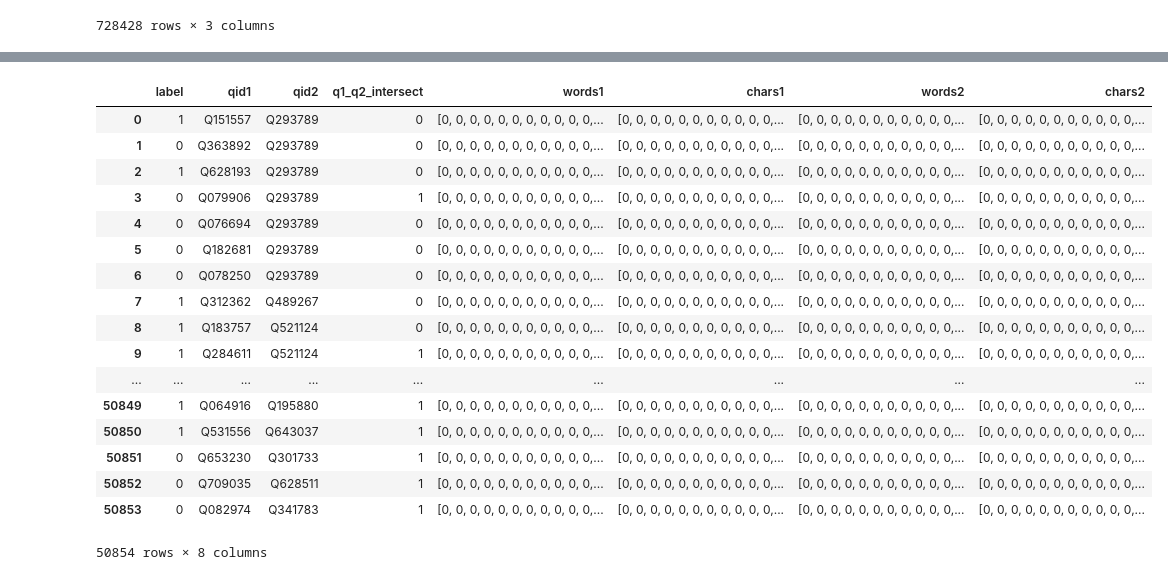
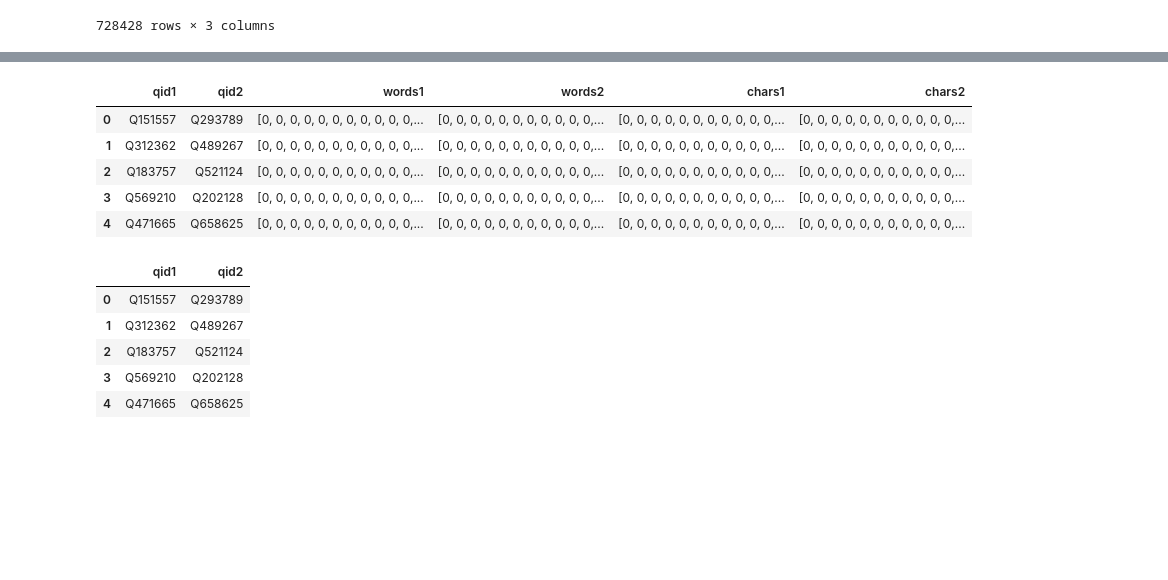
Before and after one commit to IceFlameWorm/qpair, a Jupyter notebook: preprocessing/add_vectors_to_kn_sampled.ipynb, the cells around one changed output, grey strips where cells are left out. Drawn from its saved outputs; the diff is of its cells as text; code cells hidden in the pictures; blank space fills up the shorter version.

```diff
--- a/preprocessing/add_vectors_to_kn_sampled.ipynb
+++ b/preprocessing/add_vectors_to_kn_sampled.ipynb
@@ -14,9 +14,10 @@ from keras.preprocessing.sequence import pad_sequences
 # %% [output]
 Using TensorFlow backend.
 # %%
-KN_PAIRS_SAMPLED_PATH = '/root/mounted/datasets/data_0521/intermediate/'
-KN_PAIRS_SAMPLED_TRAIN_CSV = os.path.join(KN_PAIRS_SAMPLED_PATH, 'kn_train_test_pairs_sampled_train.csv')
-KN_PAIRS_SAMPLED_TEST_CSV = os.path.join(KN_PAIRS_SAMPLED_PATH, 'kn_train_test_pairs_sampled_test.csv')
+# KN_PAIRS_SAMPLED_PATH = '/root/mounted/datasets/data_0521/intermediate/'
+KN_PAIRS_SAMPLED_PATH = '/root/mounted/datasets/data_0523/publish/'
+KN_PAIRS_SAMPLED_TRAIN_CSV = os.path.join(KN_PAIRS_SAMPLED_PATH, 'train.csv')
+KN_PAIRS_SAMPLED_TEST_CSV = os.path.join(KN_PAIRS_SAMPLED_PATH, 'test.csv')
 # %%
 kn_pairs_sampled_train = pd.read_csv(KN_PAIRS_SAMPLED_TRAIN_CSV)
 kn_pairs_sampled_train
@@ -86,4 +88,5 @@ kn_pairs_sampled_test
 # %%
-kn_pairs_sampled_test.columns = ['label', 'qid1', 'qid2', 'q1_q2_intersect']
+# kn_pairs_sampled_test.columns = ['label', 'qid1', 'qid2', 'q1_q2_intersect']
+kn_pairs_sampled_test.columns = [ 'qid1', 'qid2']
 kn_pairs_sampled_test
 # %% [output]
@@ -202,24 +205,21 @@ kn_pairs_sampled_wids_cids_train
 # %%
-kn_pairs_sampled_wids_cids_test = add_wv_to_qpairs(kn_pairs_sampled_test, qs, w2i, c2i)
-kn_pairs_sampled_wids_cids_test
+kn_pairs_sampled_wids_cids_test = add_wv_to_qpairs(kn_pairs_sampled_test, qs, w2i, c2i, kn_pairs_sampled_test.shape[0])
+kn_pairs_sampled_wids_cids_test.head()
 # %% [output]
-|  | label | qid1 | qid2 | q1_q2_intersect | words1 | chars1 | words2 | chars2 |
-| 0 | 1 | Q151557 | Q293789 | 0 | [0, 0, 0, 0, 0, 0, 0, 0, 0, 0, 0,... | [0, 0, 0, 0, 0, 0, 0, 0, 0, 0, 0,... | [0, 0, 0, 0, 0, 0, 0, 0, 0, 0, 0,... | [0, 0, 0, 0, 0, 0, 0, 0, 0, 0, 0,... |
-| 1 | 0 | Q363892 | Q293789 | 0 | [0, 0, 0, 0, 0, 0, 0, 0, 0, 0, 0,... | [0, 0, 0, 0, 0, 0, 0, 0, 0, 0, 0,... | [0, 0, 0, 0, 0, 0, 0, 0, 0, 0, 0,... | [0, 0, 0, 0, 0, 0, 0, 0, 0, 0, 0,... |
-| 2 | 1 | Q628193 | Q293789 | 0 | [0, 0, 0, 0, 0, 0, 0, 0, 0, 0, 0,... | [0, 0, 0, 0, 0, 0, 0, 0, 0, 0, 0,... | [0, 0, 0, 0, 0, 0, 0, 0, 0, 0, 0,... | [0, 0, 0, 0, 0, 0, 0, 0, 0, 0, 0,... |
-| 3 | 0 | Q079906 | Q293789 | 1 | [0, 0, 0, 0, 0, 0, 0, 0, 0, 0, 0,... | [0, 0, 0, 0, 0, 0, 0, 0, 0, 0, 0,... | [0, 0, 0, 0, 0, 0, 0, 0, 0, 0, 0,... | [0, 0, 0, 0, 0, 0, 0, 0, 0, 0, 0,... |
-| 4 | 0 | Q076694 | Q293789 | 0 | [0, 0, 0, 0, 0, 0, 0, 0, 0, 0, 0,... | [0, 0, 0, 0, 0, 0, 0, 0, 0, 0, 0,... | [0, 0, 0, 0, 0, 0, 0, 0, 0, 0, 0,... | [0, 0, 0, 0, 0, 0, 0, 0, 0, 0, 0,... |
-| 5 | 0 | Q182681 | Q293789 | 0 | [0, 0, 0, 0, 0, 0, 0, 0, 0, 0, 0,... | [0, 0, 0, 0, 0, 0, 0, 0, 0, 0, 0,... | [0, 0, 0, 0, 0, 0, 0, 0, 0, 0, 0,... | [0, 0, 0, 0, 0, 0, 0, 0, 0, 0, 0,... |
-| 6 | 0 | Q078250 | Q293789 | 0 | [0, 0, 0, 0, 0, 0, 0, 0, 0, 0, 0,... | [0, 0, 0, 0, 0, 0, 0, 0, 0, 0, 0,... | [0, 0, 0, 0, 0, 0, 0, 0, 0, 0, 0,... | [0, 0, 0, 0, 0, 0, 0, 0, 0, 0, 0,... |
-| 7 | 1 | Q312362 | Q489267 | 0 | [0, 0, 0, 0, 0, 0, 0, 0, 0, 0, 0,... | [0, 0, 0, 0, 0, 0, 0, 0, 0, 0, 0,... | [0, 0, 0, 0, 0, 0, 0, 0, 0, 0, 0,... | [0, 0, 0, 0, 0, 0, 0, 0, 0, 0, 0,... |
-| 8 | 1 | Q183757 | Q521124 | 0 | [0, 0, 0, 0, 0, 0, 0, 0, 0, 0, 0,... | [0, 0, 0, 0, 0, 0, 0, 0, 0, 0, 0,... | [0, 0, 0, 0, 0, 0, 0, 0, 0, 0, 0,... | [0, 0, 0, 0, 0, 0, 0, 0, 0, 0, 0,... |
-| 9 | 1 | Q284611 | Q521124 | 1 | [0, 0, 0, 0, 0, 0, 0, 0, 0, 0, 0,... | [0, 0, 0, 0, 0, 0, 0, 0, 0, 0, 0,... | [0, 0, 0, 0, 0, 0, 0, 0, 0, 0, 0,... | [0, 0, 0, 0, 0, 0, 0, 0, 0, 0, 0,... |
-| ... | ... | ... | ... | ... | ... | ... | ... | ... |
-| 50849 | 1 | Q064916 | Q195880 | 1 | [0, 0, 0, 0, 0, 0, 0, 0, 0, 0, 0,... | [0, 0, 0, 0, 0, 0, 0, 0, 0, 0, 0,... | [0, 0, 0, 0, 0, 0, 0, 0, 0, 0, 0,... | [0, 0, 0, 0, 0, 0, 0, 0, 0, 0, 0,... |
-| 50850 | 1 | Q531556 | Q643037 | 1 | [0, 0, 0, 0, 0, 0, 0, 0, 0, 0, 0,... | [0, 0, 0, 0, 0, 0, 0, 0, 0, 0, 0,... | [0, 0, 0, 0, 0, 0, 0, 0, 0, 0, 0,... | [0, 0, 0, 0, 0, 0, 0, 0, 0, 0, 0,... |
-| 50851 | 0 | Q653230 | Q301733 | 1 | [0, 0, 0, 0, 0, 0, 0, 0, 0, 0, 0,... | [0, 0, 0, 0, 0, 0, 0, 0, 0, 0, 0,... | [0, 0, 0, 0, 0, 0, 0, 0, 0, 0, 0,... | [0, 0, 0, 0, 0, 0, 0, 0, 0, 0, 0,... |
-| 50852 | 0 | Q709035 | Q628511 | 1 | [0, 0, 0, 0, 0, 0, 0, 0, 0, 0, 0,... | [0, 0, 0, 0, 0, 0, 0, 0, 0, 0, 0,... | [0, 0, 0, 0, 0, 0, 0, 0, 0, 0, 0,... | [0, 0, 0, 0, 0, 0, 0, 0, 0, 0, 0,... |
-| 50853 | 0 | Q082974 | Q341783 | 1 | [0, 0, 0, 0, 0, 0, 0, 0, 0, 0, 0,... | [0, 0, 0, 0, 0, 0, 0, 0, 0, 0, 0,... | [0, 0, 0, 0, 0, 0, 0, 0, 0, 0, 0,... | [0, 0, 0, 0, 0, 0, 0, 0, 0, 0, 0,... |
+|  | qid1 | qid2 | words1 | words2 | chars1 | chars2 |
+| 0 | Q151557 | Q293789 | [0, 0, 0, 0, 0, 0, 0, 0, 0, 0, 0,... | [0, 0, 0, 0, 0, 0, 0, 0, 0, 0, 0,... | [0, 0, 0, 0, 0, 0, 0, 0, 0, 0, 0,... | [0, 0, 0, 0, 0, 0, 0, 0, 0, 0, 0,... |
+| 1 | Q312362 | Q489267 | [0, 0, 0, 0, 0, 0, 0, 0, 0, 0, 0,... | [0, 0, 0, 0, 0, 0, 0, 0, 0, 0, 0,... | [0, 0, 0, 0, 0, 0, 0, 0, 0, 0, 0,... | [0, 0, 0, 0, 0, 0, 0, 0, 0, 0, 0,... |
+| 2 | Q183757 | Q521124 | [0, 0, 0, 0, 0, 0, 0, 0, 0, 0, 0,... | [0, 0, 0, 0, 0, 0, 0, 0, 0, 0, 0,... | [0, 0, 0, 0, 0, 0, 0, 0, 0, 0, 0,... | [0, 0, 0, 0, 0, 0, 0, 0, 0, 0, 0,... |
+| 3 | Q569210 | Q202128 | [0, 0, 0, 0, 0, 0, 0, 0, 0, 0, 0,... | [0, 0, 0, 0, 0, 0, 0, 0, 0, 0, 0,... | [0, 0, 0, 0, 0, 0, 0, 0, 0, 0, 0,... | [0, 0, 0, 0, 0, 0, 0, 0, 0, 0, 0,... |
+| 4 | Q471665 | Q658625 | [0, 0, 0, 0, 0, 0, 0, 0, 0, 0, 0,... | [0, 0, 0, 0, 0, 0, 0, 0, 0, 0, 0,... | [0, 0, 0, 0, 0, 0, 0, 0, 0, 0, 0,... | [0, 0, 0, 0, 0, 0, 0, 0, 0, 0, 0,... |
-50854 rows × 8 columns
+# %%
+kn_pairs_sampled_test.head()
+# %% [output]
+|  | qid1 | qid2 |
+| 0 | Q151557 | Q293789 |
+| 1 | Q312362 | Q489267 |
+| 2 | Q183757 | Q521124 |
+| 3 | Q569210 | Q202128 |
+| 4 | Q471665 | Q658625 |
 # %%
 # 保存
```
Also changed, not shown: parts of 8 cells of this notebook, 4 other files.
